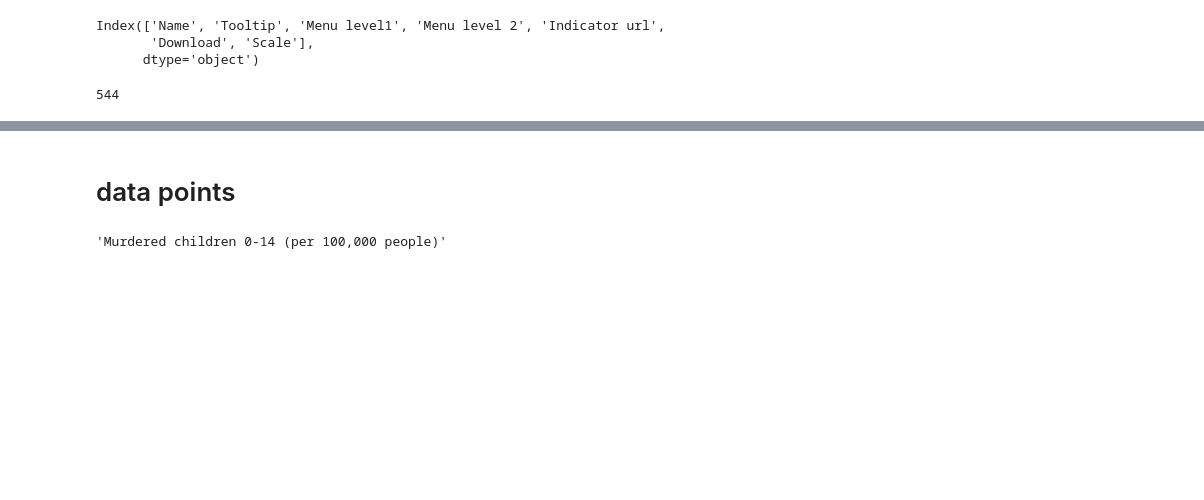
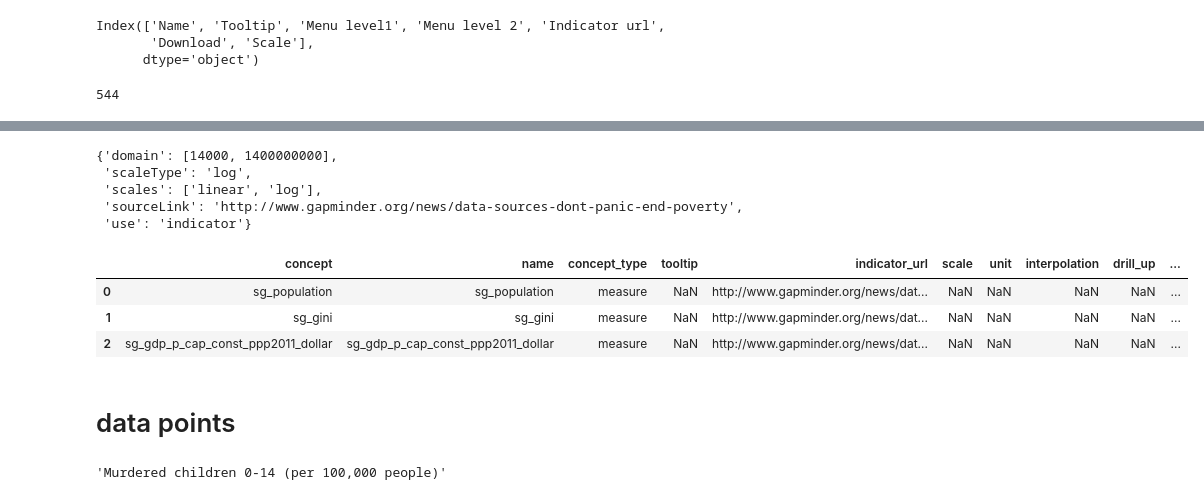
Before and after one commit to semio/ddf--gapminder--gapminder_world, a Jupyter notebook: waffle.ipynb, the cells around one changed output, grey strips where cells are left out. Saved outputs shown, nothing was run; the diff lists cells and outputs as text; code cells hidden in the pictures; blank space fills up the shorter version.

```diff
--- a/waffle.ipynb
+++ b/waffle.ipynb
@@ -176,6 +213,8 @@ cc = cc.drop(k)
 # %%
 cc['drill_up'] = np.nan
 cc['domain'] = np.nan
+# %%
+cc['scales'] = cc['scale'].apply(lambda x: ['log', 'linear'] if x=='log' else ['linear', 'log'])
 # %%
 dc = pd.DataFrame([], columns=cc.columns)
 # %%
@@ -226 +277,29 @@ dc
+# %%
+meta2 = json.load(open('./source/metadata.json'))
+# %%
+meta2['indicatorsDB']['population']
+# %% [output]
+{'domain': [14000, 1400000000],
+ 'scaleType': 'log',
+ 'scales': ['linear', 'log'],
+ 'sourceLink': 'http://www.gapminder.org/news/data-sources-dont-panic-end-poverty',
+ 'use': 'indicator'}
+# %%
+cc2 = pd.DataFrame([], columns=cc.columns)
+
+cc2.concept = rm.values()
+# %%
+cc2['name'] = cc2.concept
+cc2['concept_type'] = 'measure'
+
+cc2['indicator_url'] = cc2['concept'].apply(lambda x: meta2['indicatorsDB'][x[3:]]['sourceLink'])
+
+cc2['scales'] = cc2['concept'].apply(lambda x: meta2['indicatorsDB'][x[3:]]['scales'])
+# %%
+cc2
+# %% [output]
+|  | concept | name | concept_type | tooltip | indicator_url | scale | unit | interpolation | drill_up | ... |
+| 0 | sg_population | sg_population | measure | NaN | http://www.gapminder.org/news/dat... | NaN | NaN | NaN | NaN | ... |
+| 1 | sg_gini | sg_gini | measure | NaN | http://www.gapminder.org/news/dat... | NaN | NaN | NaN | NaN | ... |
+| 2 | sg_gdp_p_cap_const_ppp2011_dollar | sg_gdp_p_cap_const_ppp2011_dollar | measure | NaN | http://www.gapminder.org/news/dat... | NaN | NaN | NaN | NaN | ... |
 # %%
```
Also changed, not shown: parts of 181 cells of this notebook, 5 other files.
